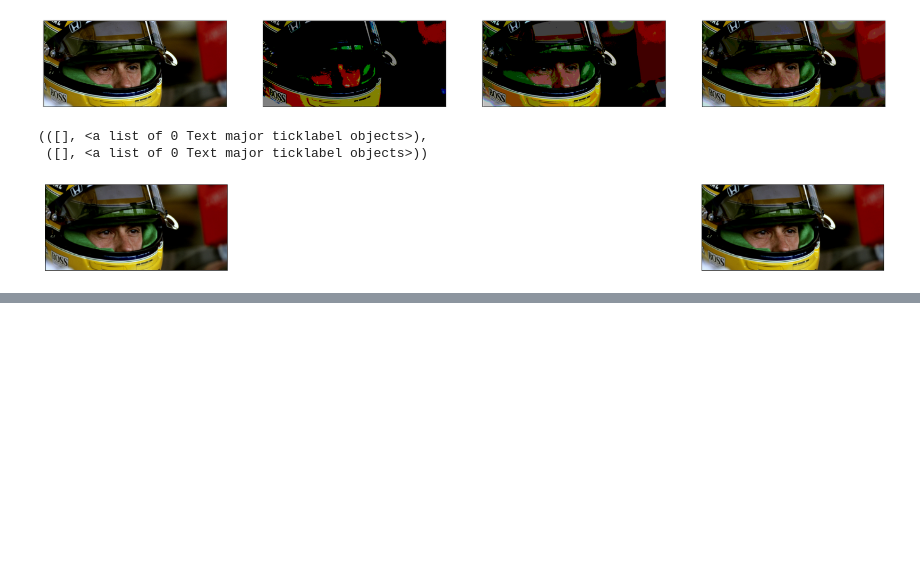
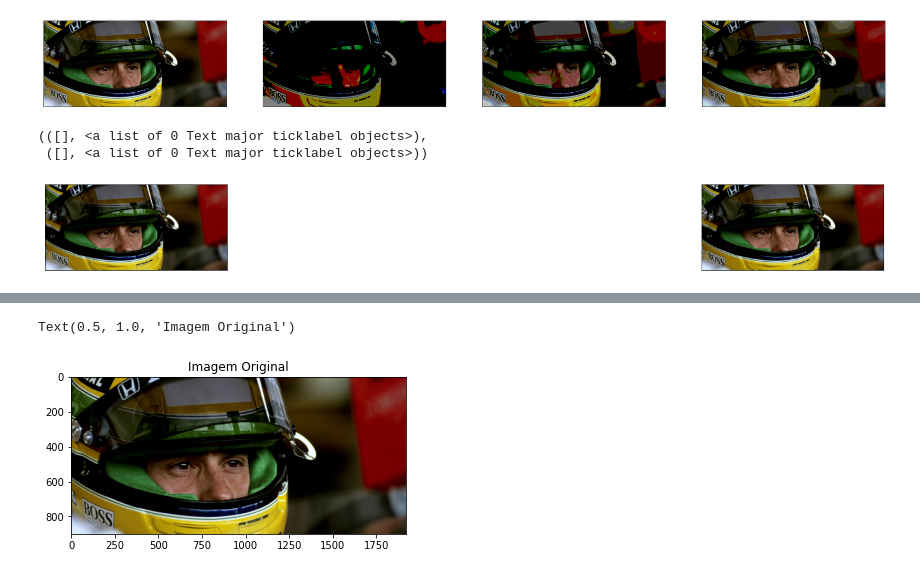
Before and after one commit to LuisFilipeAraujo/senna, a Jupyter notebook: SENNA.ipynb, the cells around one changed output, grey strips where cells are left out. Cells and saved outputs as stored; diff of their text form; code cells hidden in the pictures; blank space fills up the shorter version.

```diff
--- a/SENNA.ipynb
+++ b/SENNA.ipynb
@@ -214,0 +250,6 @@ plt.xticks([]), plt.yticks([])
+# %%
+plt.imshow(RGB_im)
+plt.title("Imagem Original")
+# %% [output]
+Text(0.5, 1.0, 'Imagem Original')
+[figure, added]
```
Also changed, not shown: parts of 34 cells of this notebook.
